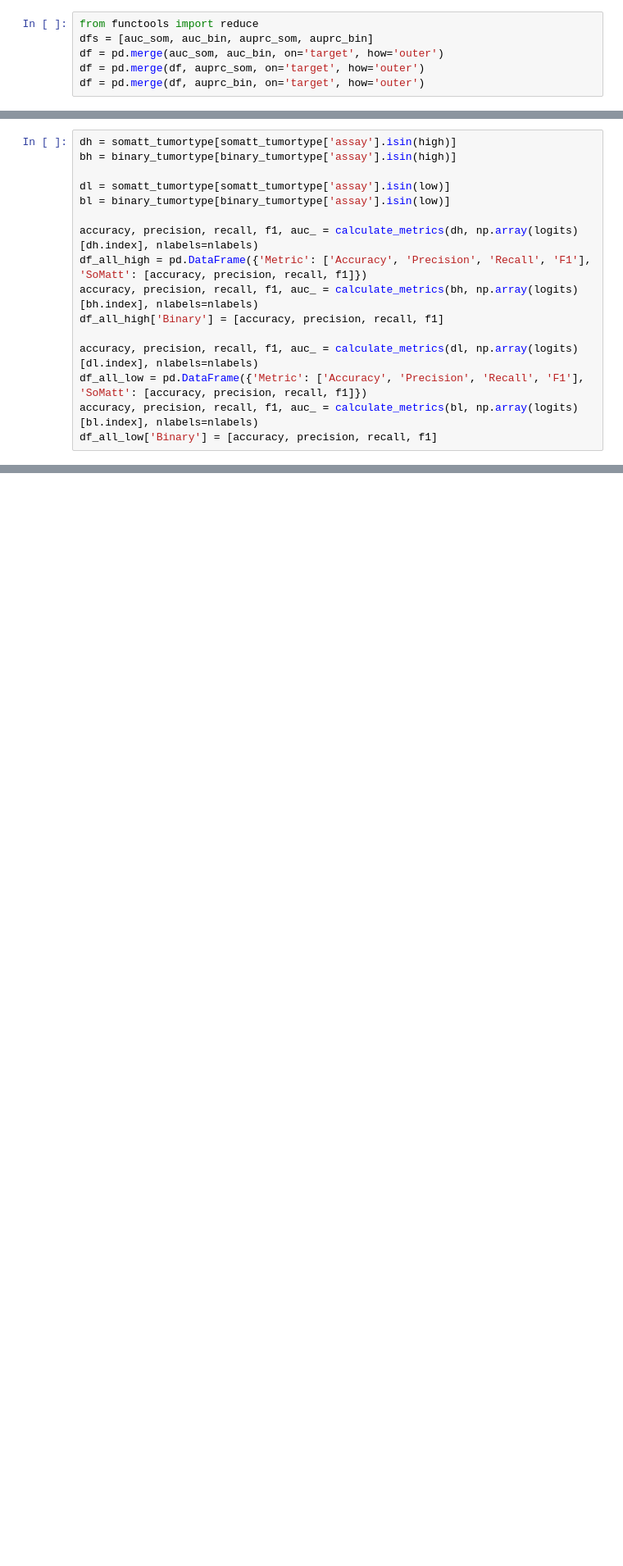
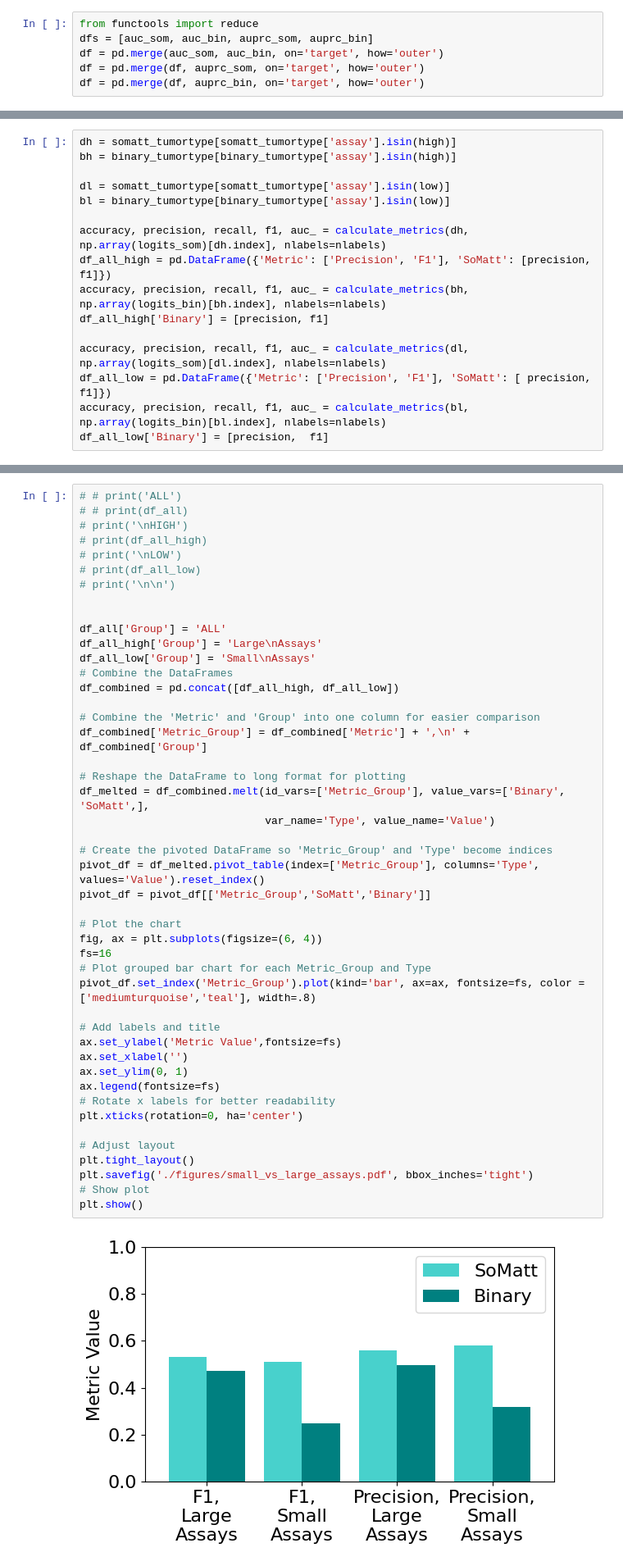
Before and after one commit to david-arredondo/SomaticMutationLLM, a Jupyter notebook: model/results_processing.ipynb, the cells around one changed output, grey strips where cells are left out. Shown at 82% size. Cells and saved outputs as stored; diff of their text form; blank space fills up the shorter version.

Commit message:
fixed assay bug

```diff
--- a/model/results_processing.ipynb
+++ b/model/results_processing.ipynb
@@ -618,12 +823,12 @@ bh = binary_tumortype[binary_tumortype['assay'].isin(high)]
 dl = somatt_tumortype[somatt_tumortype['assay'].isin(low)]
 bl = binary_tumortype[binary_tumortype['assay'].isin(low)]
 
-accuracy, precision, recall, f1, auc_ = calculate_metrics(dh, np.array(logits)[dh.index], nlabels=nlabels)
-df_all_high = pd.DataFrame({'Metric': ['Accuracy', 'Precision', 'Recall', 'F1'], 'SoMatt': [accuracy, precision, recall, f1]})
-accuracy, precision, recall, f1, auc_ = calculate_metrics(bh, np.array(logits)[bh.index], nlabels=nlabels)
-df_all_high['Binary'] = [accuracy, precision, recall, f1]
+accuracy, precision, recall, f1, auc_ = calculate_metrics(dh, np.array(logits_som)[dh.index], nlabels=nlabels)
+df_all_high = pd.DataFrame({'Metric': ['Precision', 'F1'], 'SoMatt': [precision, f1]})
+accuracy, precision, recall, f1, auc_ = calculate_metrics(bh, np.array(logits_bin)[bh.index], nlabels=nlabels)
+df_all_high['Binary'] = [precision, f1]
 
-accuracy, precision, recall, f1, auc_ = calculate_metrics(dl, np.array(logits)[dl.index], nlabels=nlabels)
-df_all_low = pd.DataFrame({'Metric': ['Accuracy', 'Precision', 'Recall', 'F1'], 'SoMatt': [accuracy, precision, recall, f1]})
-accuracy, precision, recall, f1, auc_ = calculate_metrics(bl, np.array(logits)[bl.index], nlabels=nlabels)
-df_all_low['Binary'] = [accuracy, precision, recall, f1]
+accuracy, precision, recall, f1, auc_ = calculate_metrics(dl, np.array(logits_som)[dl.index], nlabels=nlabels)
+df_all_low = pd.DataFrame({'Metric': ['Precision', 'F1'], 'SoMatt': [ precision, f1]})
+accuracy, precision, recall, f1, auc_ = calculate_metrics(bl, np.array(logits_bin)[bl.index], nlabels=nlabels)
+df_all_low['Binary'] = [precision,  f1]
@@ -629,0 +838,48 @@ df_all_low['Binary'] = [accuracy, precision, recall, f1]
+# %%
+# # print('ALL')
+# # print(df_all)
+# print('\nHIGH')
+# print(df_all_high)
+# print('\nLOW')
+# print(df_all_low)
+# print('\n\n')
+
+
+df_all['Group'] = 'ALL'
+df_all_high['Group'] = 'Large\nAssays'
+df_all_low['Group'] = 'Small\nAssays'
+# Combine the DataFrames
+df_combined = pd.concat([df_all_high, df_all_low])
+
+# Combine the 'Metric' and 'Group' into one column for easier comparison
+df_combined['Metric_Group'] = df_combined['Metric'] + ',\n' + df_combined['Group']
+
+# Reshape the DataFrame to long format for plotting
+df_melted = df_combined.melt(id_vars=['Metric_Group'], value_vars=['Binary', 'SoMatt',],
+                             var_name='Type', value_name='Value')
+
+# Create the pivoted DataFrame so 'Metric_Group' and 'Type' become indices
+pivot_df = df_melted.pivot_table(index=['Metric_Group'], columns='Type', values='Value').reset_index()
+pivot_df = pivot_df[['Metric_Group','SoMatt','Binary']]
+
+# Plot the chart
+fig, ax = plt.subplots(figsize=(6, 4))
+fs=16
+# Plot grouped bar chart for each Metric_Group and Type
+pivot_df.set_index('Metric_Group').plot(kind='bar', ax=ax, fontsize=fs, color = ['mediumturquoise','teal'], width=.8)
+
+# Add labels and title
+ax.set_ylabel('Metric Value',fontsize=fs)
+ax.set_xlabel('')
+ax.set_ylim(0, 1)
+ax.legend(fontsize=fs)
+# Rotate x labels for better readability
+plt.xticks(rotation=0, ha='center')
+
+# Adjust layout
+plt.tight_layout()
+plt.savefig('./figures/small_vs_large_assays.pdf', bbox_inches='tight')
+# Show plot
+plt.show()
+# %% [output]
+[figure, added]
```
Also changed, not shown: parts of 26 cells of this notebook, 4 other files.
